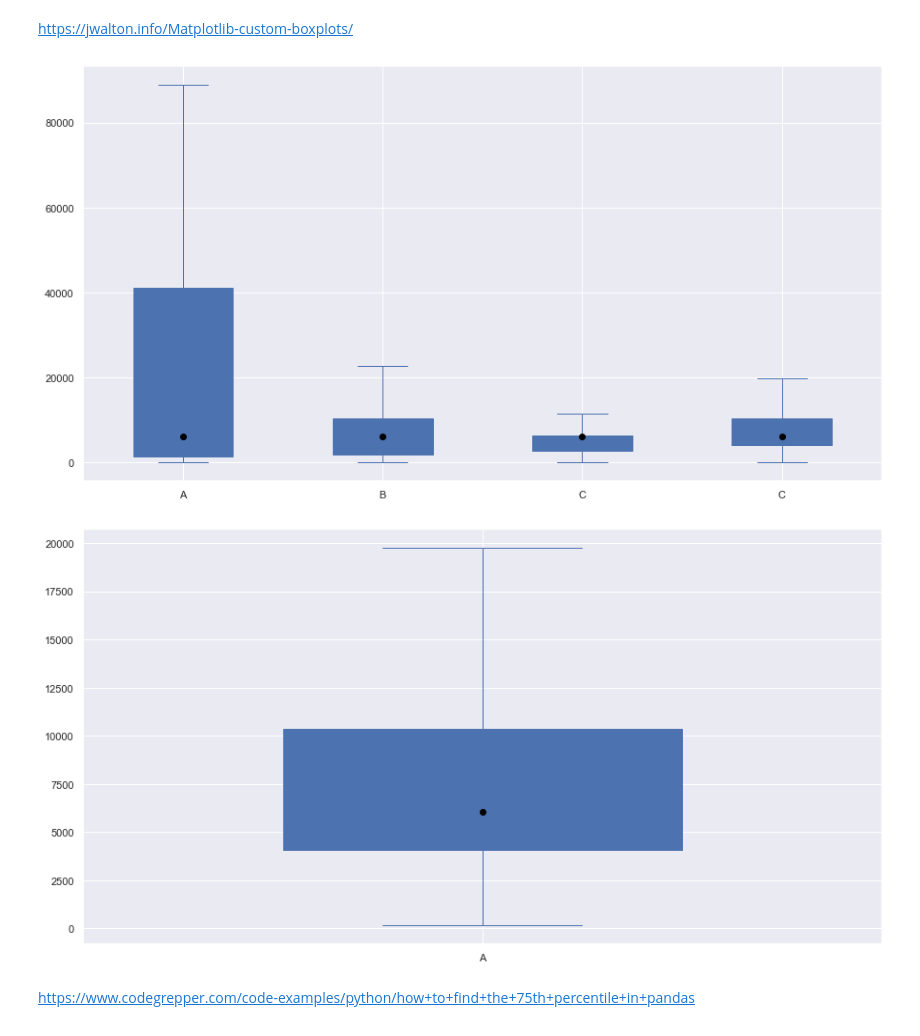
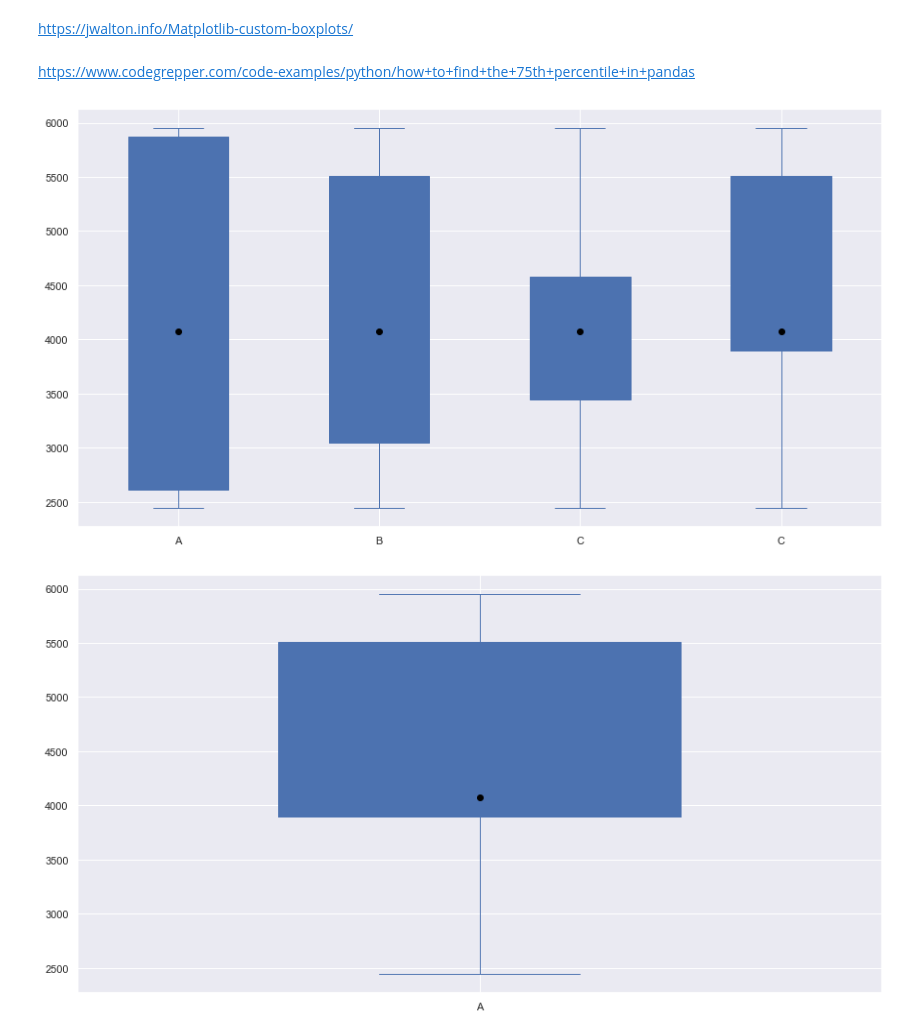
Before and after one commit to capstone-jmrs/capstone-proptech-repo, a Jupyter notebook: blueground_clean_markus.ipynb, the cells around one changed output. Saved outputs shown, nothing was run; the diff lists cells and outputs as text; code cells hidden in the pictures.

```diff
--- a/blueground_clean_markus.ipynb
+++ b/blueground_clean_markus.ipynb
@@ -1535,0 +1432,11 @@ plot_platforms_complete.plot(kind='kde', figsize=(12, 6), fontsize=10, grid=True
+# %%
+# Select the combined Data form DBeaver Database
+
+sql = f"""
+SELECT *
+FROM {schema}.{table_name} as blueground_clean
+"""
+# Take the SQL-Command and import all Data into the variable df
+blueground_clean = get_dataframe(sql)
+blueground_clean = blueground_clean.copy()
+display(blueground_clean.head(3))
@@ -1535,0 +1448,2 @@ plot_platforms_complete.plot(kind='kde', figsize=(12, 6), fontsize=10, grid=True
+# %%
+plot_blueground_clean = blueground_clean
@@ -1537,6 +1538,8 @@ plot_platforms_complete.plot(kind='kde', figsize=(12, 6), fontsize=10, grid=True
 # Matplotlib boxplots with custom percentiles
 # %% [markdown]
 https://jwalton.info/Matplotlib-custom-boxplots/
+# %% [markdown]
+https://www.codegrepper.com/code-examples/python/how+to+find+the+75th+percentile+in+pandas
 # %%
 # Function adapted from matplotlib.cbook
 def my_boxplot_stats(X, whis=1.5, bootstrap=None, labels=None,
@@ -1671,42 +1674,42 @@ def my_boxplot_stats(X, whis=1.5, bootstrap=None, labels=None,
     return bxpstats
 # %%
 # Generate some random data to visualise
-data = plot_platforms_complete.price  #np.random.normal(size=100)
+data = plot_blueground_clean.price  #np.random.normal(size=100)
 
 stats = {}
 
 # Compute the boxplot stats with our desired percentiles
 stats['A'] = my_boxplot_stats(data, labels='A', percents=[1, 99])[0]
 stats['B'] = my_boxplot_stats(data, labels='B', percents=[10, 90])[0]
 stats['C'] = my_boxplot_stats(data, labels='C', percents=[25, 75])[0]
 stats['D'] = my_boxplot_stats(data, labels='C', percents=[50, 90])[0]
 
 fig, ax = plt.subplots(1, 1)
 # Plot boxplots from our computed statistics
 # bp = ax.bxp([stats['A'], stats['B'], stats['C']], positions=range(3), showfliers=False, patch_artist=True, widths=0.5, medianprops={'color': 'black'}
 #     , boxprops={'facecolor': 'white', 'edgecolor': 'black'}, whiskerprops={'color': 'black'}, capprops={'color': 'black'},
 #     showmeans=True, meanprops={'marker': 'o', 'markerfacecolor': 'black', 'markeredgecolor': 'black'}
 # , meanline=True, showcaps=True, showbox=True,  vert=True)
 
 bp = ax.bxp([stats['A'], stats['B'], stats['C'],stats['D']], positions=range(4),
     showfliers=False,
     patch_artist=True, widths=0.5,
     medianprops={'color': 'black'},
     boxprops={'facecolor': 'white', 'edgecolor': 'black'},
     whiskerprops={'color': 'black'}, capprops={'color': 'black'},
     showmeans=True, meanprops={'marker': 'o', 'markerfacecolor': 'black', 'markeredgecolor': 'black'}
 
     )
 
 # Colour the lines in the boxplot blue
 for element in bp.keys():
     plt.setp(bp[element], color='C0')
 # %% [output]
-[figure, old version]
+[figure, new version]
 # %%
 # Generate some random data to visualise
 np.random.seed(2019)
-data = plot_platforms_complete.price  #np.random.normal(size=100)
+data = plot_blueground_clean.price  #np.random.normal(size=100)
 
 stats = {}
 
@@ -1729,6 +1732,4 @@ bp = ax.bxp([stats['A']], positions=range(1),
 for element in bp.keys():
     plt.setp(bp[element], color='C0')
 # %% [output]
-[figure, old version]
+[figure, new version]
-# %% [markdown]
-https://www.codegrepper.com/code-examples/python/how+to+find+the+75th+percentile+in+pandas
```
Also changed, not shown: parts of 42 cells of this notebook.
